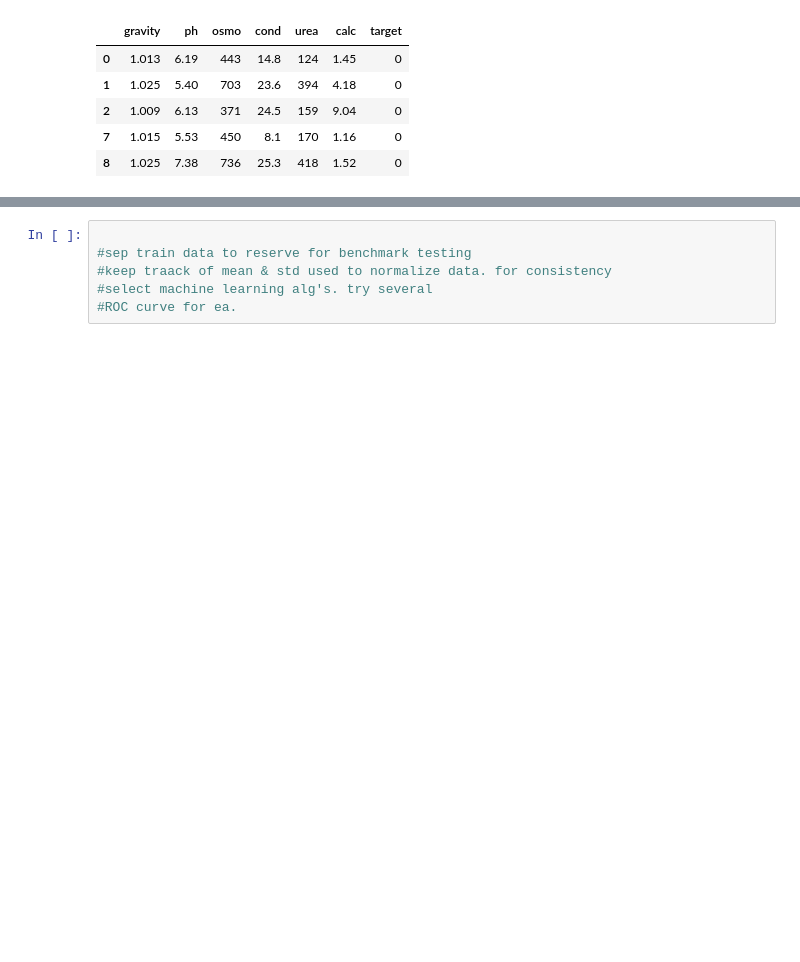
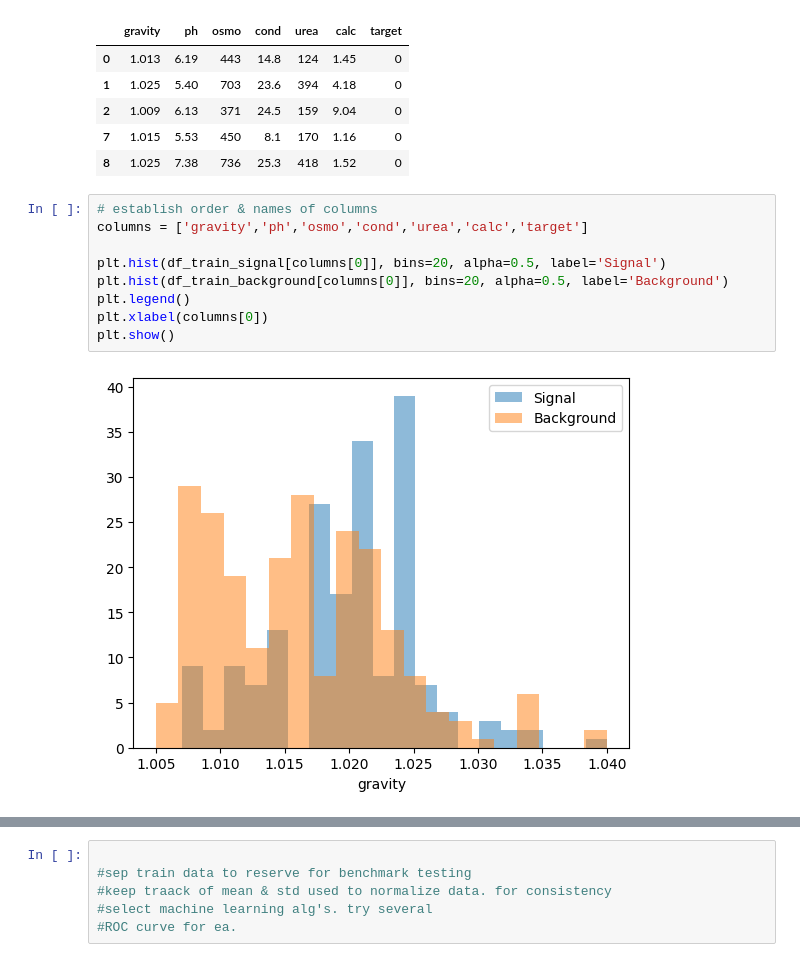
Before and after one commit to reese-quinto/DATA3402.Spring23, a Jupyter notebook: Kaggle/KC_sandbox01.ipynb, the cells around one changed output, grey strips where cells are left out. Cells and saved outputs as stored; diff of their text form; blank space fills up the shorter version.

Commit message:
KC histogram array

```diff
--- a/Kaggle/KC_sandbox01.ipynb
+++ b/Kaggle/KC_sandbox01.ipynb
@@ -87,3 +87,14 @@ df_train_background.head()
 | 2 | 1.009 | 6.13 | 371 | 24.5 | 159 | 9.04 | 0 |
 | 7 | 1.015 | 5.53 | 450 | 8.1 | 170 | 1.16 | 0 |
 | 8 | 1.025 | 7.38 | 736 | 25.3 | 418 | 1.52 | 0 |
+# %%
+# establish order & names of columns
+columns = ['gravity','ph','osmo','cond','urea','calc','target']
+
+plt.hist(df_train_signal[columns[0]], bins=20, alpha=0.5, label='Signal')
+plt.hist(df_train_background[columns[0]], bins=20, alpha=0.5, label='Background')
+plt.legend()
+plt.xlabel(columns[0])
+plt.show()
+# %% [output]
+[figure, added]
```
Also changed, not shown: parts of 3 cells of this notebook.
